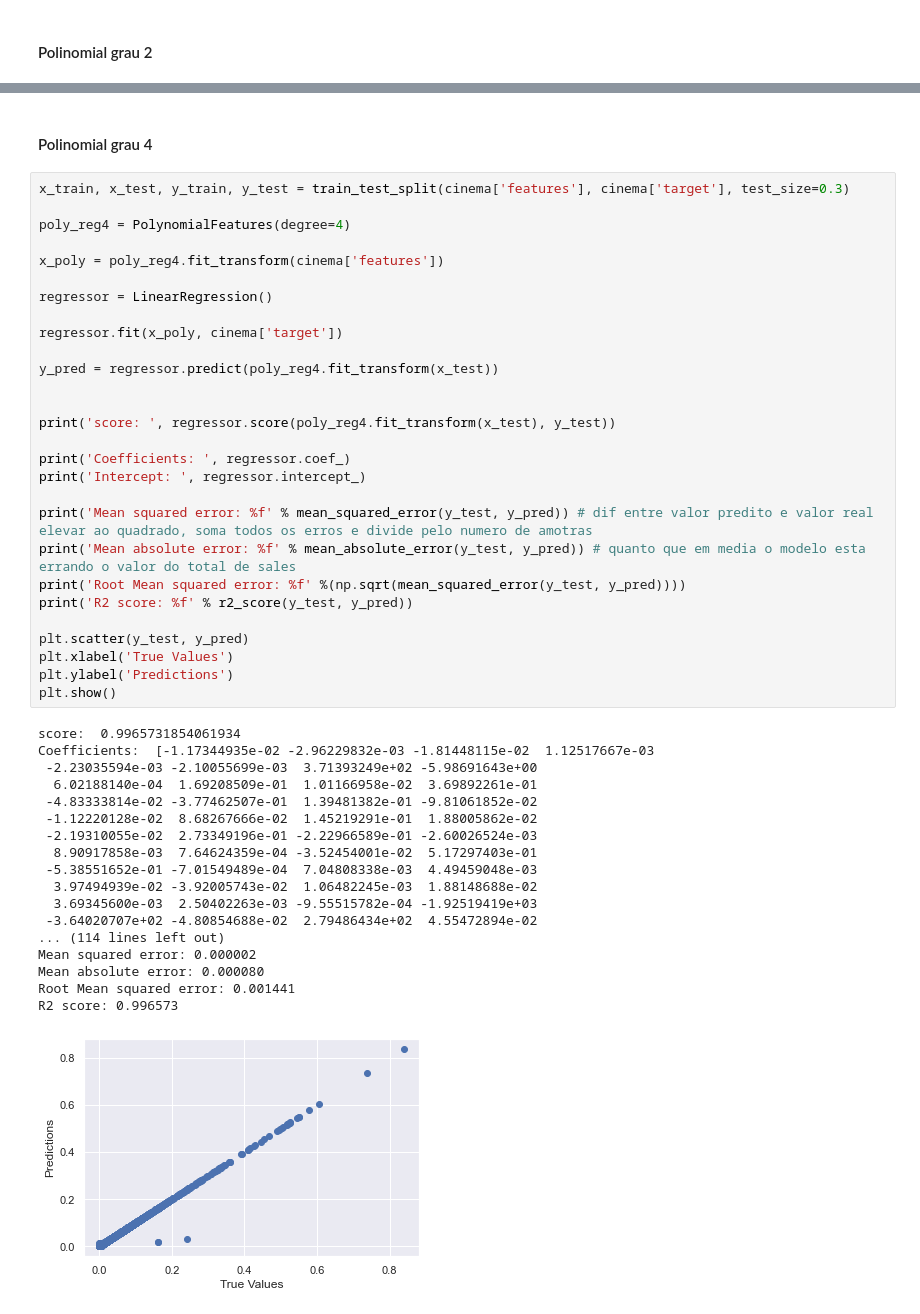
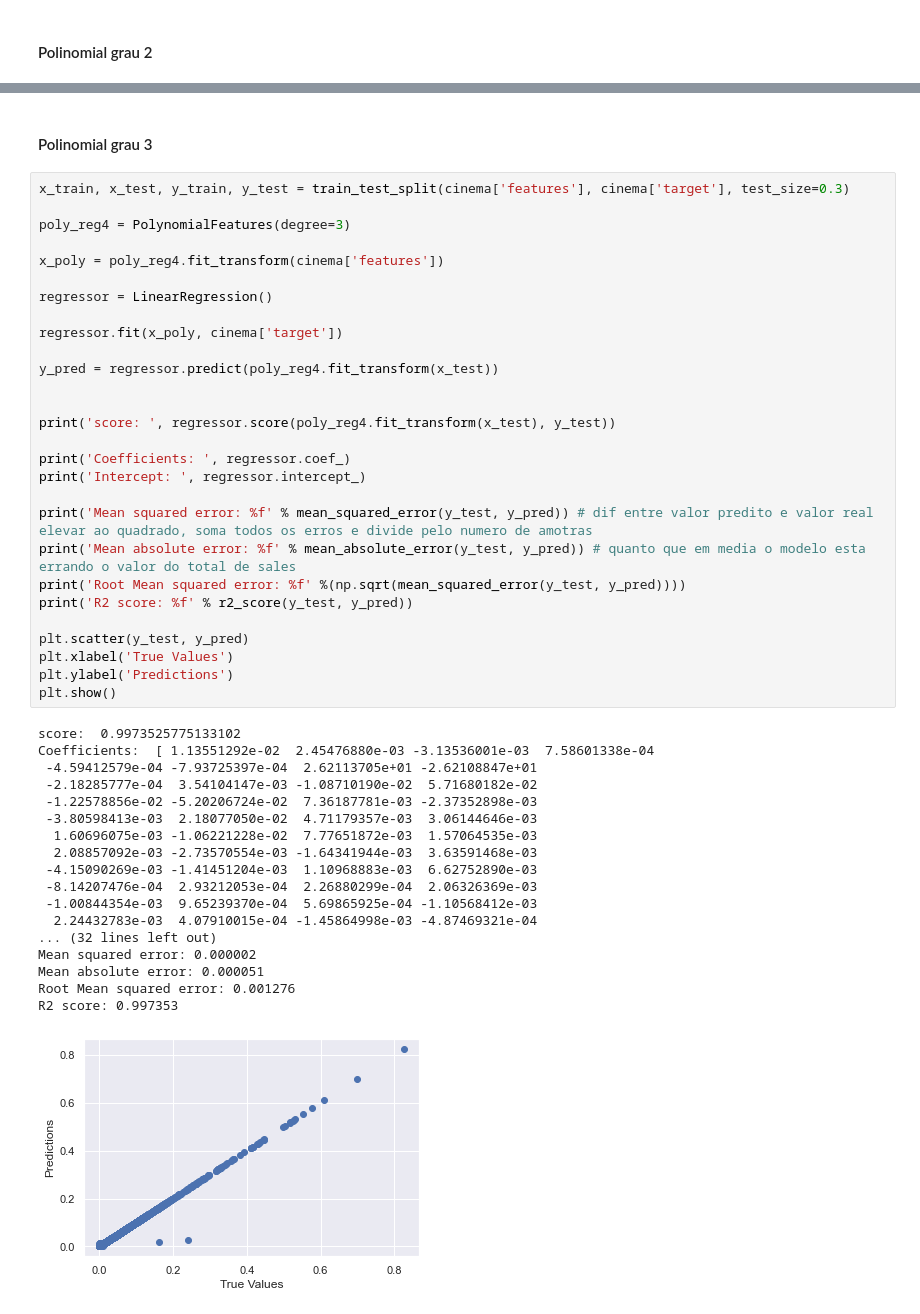
Before and after one commit to Levis33/inf1038-machine-learning, a Jupyter notebook: modelo_regressao.ipynb, the cells around one changed output, grey strips where cells are left out. Cells and saved outputs as stored; diff of their text form.

```diff
--- a/modelo_regressao.ipynb
+++ b/modelo_regressao.ipynb
@@ -519,49 +506,49 @@ R2 score: 0.954877
 # %% [markdown]
-#### Polinomial grau 4
+#### Polinomial grau 3
 # %%
 x_train, x_test, y_train, y_test = train_test_split(cinema['features'], cinema['target'], test_size=0.3)
 
-poly_reg4 = PolynomialFeatures(degree=4)
+poly_reg4 = PolynomialFeatures(degree=3)
 
 x_poly = poly_reg4.fit_transform(cinema['features'])
 
 regressor = LinearRegression()
 
 regressor.fit(x_poly, cinema['target'])
 
 y_pred = regressor.predict(poly_reg4.fit_transform(x_test))
 
 
 print('score: ', regressor.score(poly_reg4.fit_transform(x_test), y_test))
 
 print('Coefficients: ', regressor.coef_)
 print('Intercept: ', regressor.intercept_)
 
 print('Mean squared error: %f' % mean_squared_error(y_test, y_pred)) # dif entre valor predito e valor real elevar ao quadrado, soma todos os erros e divide pelo numero de amotras
 print('Mean absolute error: %f' % mean_absolute_error(y_test, y_pred)) # quanto que em media o modelo esta errando o valor do total de sales
 print('Root Mean squared error: %f' %(np.sqrt(mean_squared_error(y_test, y_pred))))
 print('R2 score: %f' % r2_score(y_test, y_pred))
 
 plt.scatter(y_test, y_pred)
 plt.xlabel('True Values')
 plt.ylabel('Predictions')
 plt.show()
 # %% [output]
-score:  0.9965731854061934
-Coefficients:  [-1.17344935e-02 -2.96229832e-03 -1.81448115e-02  1.12517667e-03
- -2.23035594e-03 -2.10055699e-03  3.71393249e+02 -5.98691643e+00
-  6.02188140e-04  1.69208509e-01  1.01166958e-02  3.69892261e-01
- -4.83333814e-02 -3.77462507e-01  1.39481382e-01 -9.81061852e-02
- -1.12220128e-02  8.68267666e-02  1.45219291e-01  1.88005862e-02
- -2.19310055e-02  2.73349196e-01 -2.22966589e-01 -2.60026524e-03
-  8.90917858e-03  7.64624359e-04 -3.52454001e-02  5.17297403e-01
- -5.38551652e-01 -7.01549489e-04  7.04808338e-03  4.49459048e-03
-  3.97494939e-02 -3.92005743e-02  1.06482245e-03  1.88148688e-02
-  3.69345600e-03  2.50402263e-03 -9.55515782e-04 -1.92519419e+03
- -3.64020707e+02 -4.80854688e-02  2.79486434e+02  4.55472894e-02
-... (114 lines left out)
+score:  0.9973525775133102
+Coefficients:  [ 1.13551292e-02  2.45476880e-03 -3.13536001e-03  7.58601338e-04
+ -4.59412579e-04 -7.93725397e-04  2.62113705e+01 -2.62108847e+01
+ -2.18285777e-04  3.54104147e-03 -1.08710190e-02  5.71680182e-02
+ -1.22578856e-02 -5.20206724e-02  7.36187781e-03 -2.37352898e-03
+ -3.80598413e-03  2.18077050e-02  4.71179357e-03  3.06144646e-03
+  1.60696075e-03 -1.06221228e-02  7.77651872e-03  1.57064535e-03
+  2.08857092e-03 -2.73570554e-03 -1.64341944e-03  3.63591468e-03
+ -4.15090269e-03 -1.41451204e-03  1.10968883e-03  6.62752890e-03
+ -8.14207476e-04  2.93212053e-04  2.26880299e-04  2.06326369e-03
+ -1.00844354e-03  9.65239370e-04  5.69865925e-04 -1.10568412e-03
+  2.24432783e-03  4.07910015e-04 -1.45864998e-03 -4.87469321e-04
+... (32 lines left out)
 Mean squared error: 0.000002
-Mean absolute error: 0.000080
-Root Mean squared error: 0.001441
-R2 score: 0.996573
+Mean absolute error: 0.000051
+Root Mean squared error: 0.001276
+R2 score: 0.997353
-[figure, old version]
+[figure, new version]
```
Also changed, not shown: parts of 5 cells of this notebook.
